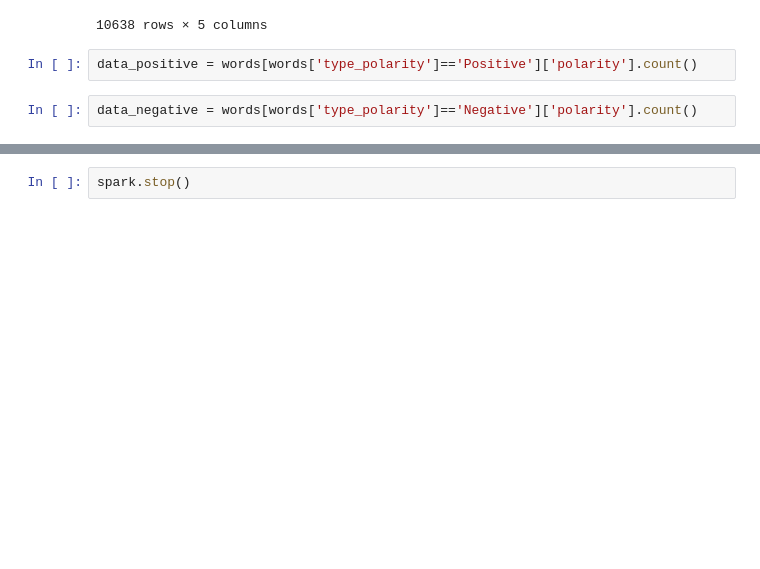
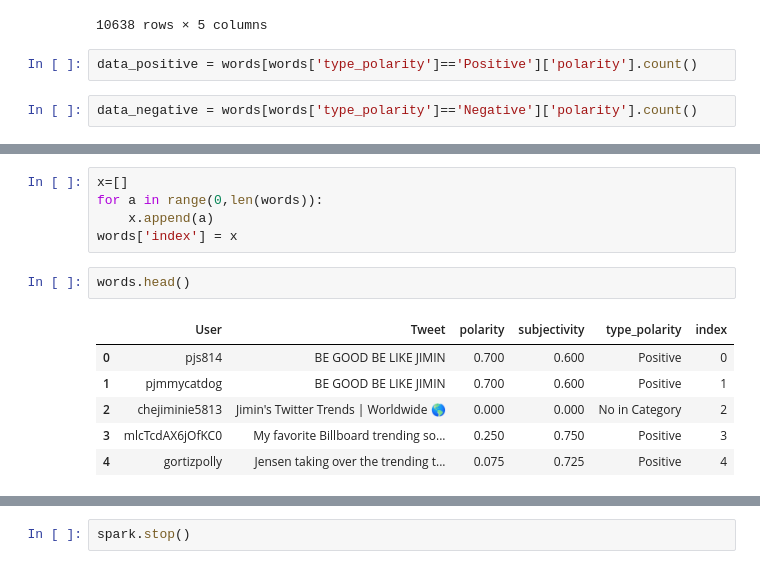
Before and after one commit to PutriYohana/sentiment_analisis04, a Jupyter notebook: Analyisis_Sentimen_With_Spark_Text_Blob.ipynb, the cells around one changed output, grey strips where cells are left out. Saved outputs shown, nothing was run; the diff lists cells and outputs as text; blank space fills up the shorter version.

```diff
--- a/Analyisis_Sentimen_With_Spark_Text_Blob.ipynb
+++ b/Analyisis_Sentimen_With_Spark_Text_Blob.ipynb
@@ -164,0 +177,14 @@ plt.show()
+# %%
+x=[]
+for a in range(0,len(words)):
+    x.append(a)
+words['index'] = x
+# %%
+words.head()
+# %% [output]
+|  | User | Tweet | polarity | subjectivity | type_polarity | index |
+| 0 | pjs814 | BE GOOD BE LIKE JIMIN | 0.700 | 0.600 | Positive | 0 |
+| 1 | pjmmycatdog | BE GOOD BE LIKE JIMIN | 0.700 | 0.600 | Positive | 1 |
+| 2 | chejiminie5813 | Jimin's Twitter Trends | Worldwide 🌎 | 0.000 | 0.000 | No in Category | 2 |
+| 3 | mlcTcdAX6jOfKC0 | My favorite Billboard trending so... | 0.250 | 0.750 | Positive | 3 |
+| 4 | gortizpolly | Jensen taking over the trending t... | 0.075 | 0.725 | Positive | 4 |
```
Also changed, not shown: parts of 7 cells of this notebook.
